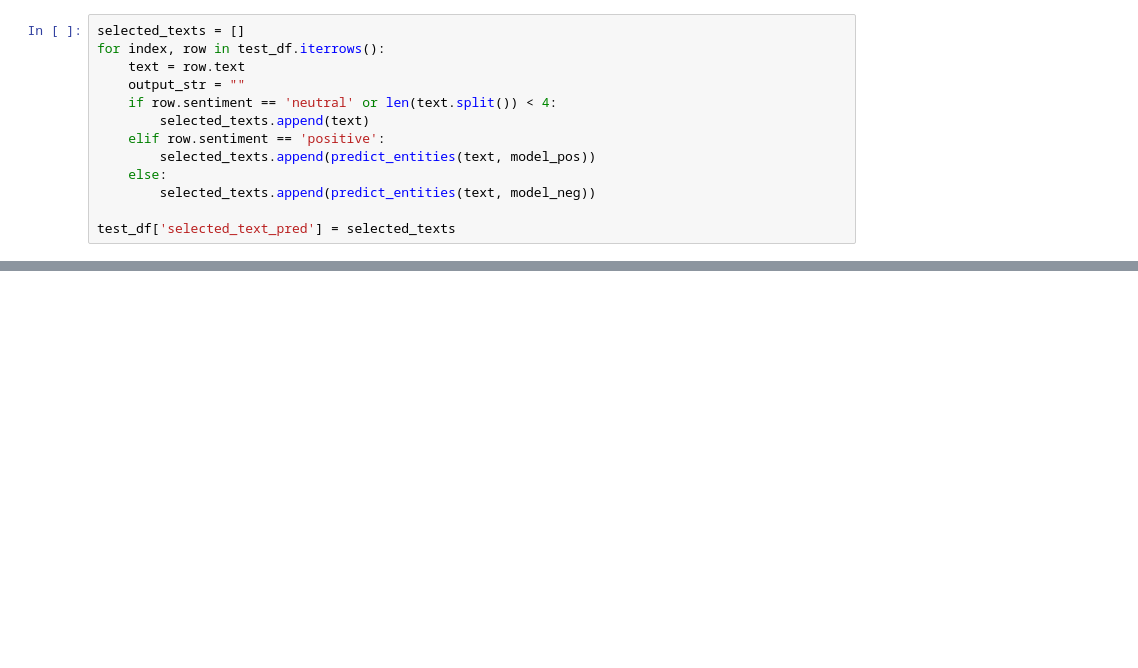
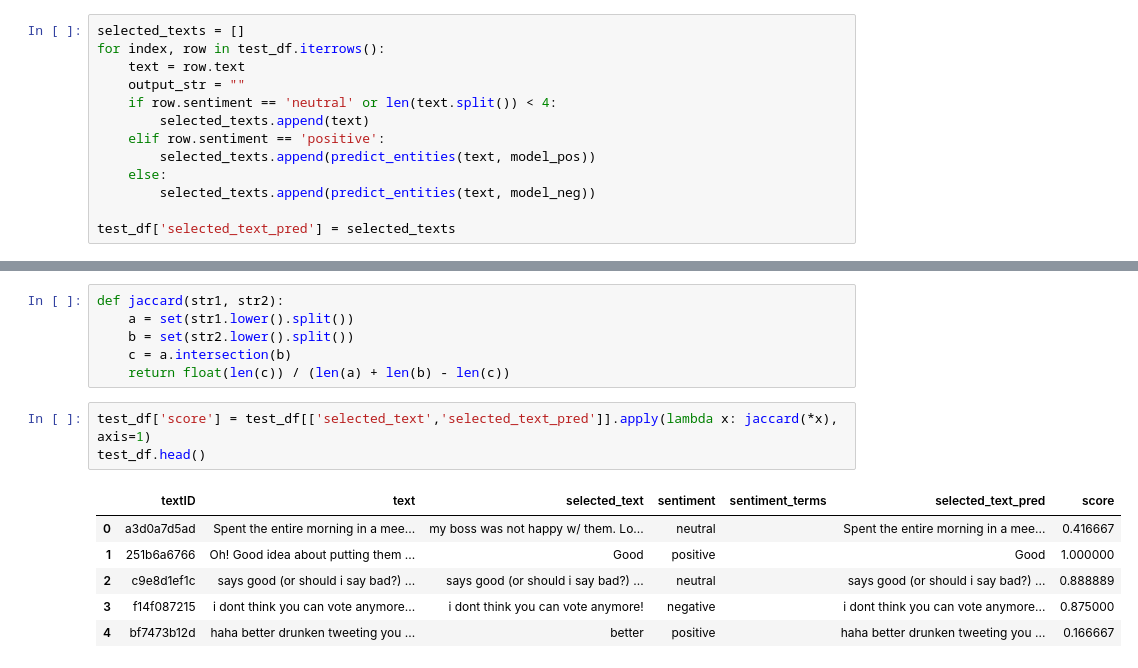
Before and after one commit to pmbrull/udacity-ml-engineer-capstone, a Jupyter notebook: notebooks/FirstApproach.ipynb, the cells around one changed output, grey strips where cells are left out. Cells and saved outputs as stored; diff of their text form; blank space fills up the shorter version.

```diff
--- a/notebooks/FirstApproach.ipynb
+++ b/notebooks/FirstApproach.ipynb
@@ -322 +323,17 @@ test_df.loc[test_df['sentiment'] == 'positive'].head(10)
 | 29 | a6c77ff610 | Just watched &quot;Marley &amp; M... | mp; Me | positive |  | Cute |
+# %%
+def jaccard(str1, str2):
+    a = set(str1.lower().split())
+    b = set(str2.lower().split())
+    c = a.intersection(b)
+    return float(len(c)) / (len(a) + len(b) - len(c))
+# %%
+test_df['score'] = test_df[['selected_text','selected_text_pred']].apply(lambda x: jaccard(*x), axis=1)
+test_df.head()
+# %% [output]
+|  | textID | text | selected_text | sentiment | sentiment_terms | selected_text_pred | score |
+| 0 | a3d0a7d5ad | Spent the entire morning in a mee... | my boss was not happy w/ them. Lo... | neutral |  | Spent the entire morning in a mee... | 0.416667 |
+| 1 | 251b6a6766 | Oh! Good idea about putting them ... | Good | positive |  | Good | 1.000000 |
+| 2 | c9e8d1ef1c | says good (or should i say bad?) ... | says good (or should i say bad?) ... | neutral |  | says good (or should i say bad?) ... | 0.888889 |
+| 3 | f14f087215 | i dont think you can vote anymore... | i dont think you can vote anymore! | negative |  | i dont think you can vote anymore... | 0.875000 |
+| 4 | bf7473b12d | haha better drunken tweeting you ... | better | positive |  | haha better drunken tweeting you ... | 0.166667 |
```
Also changed, not shown: parts of 10 cells of this notebook, 2 other files.
